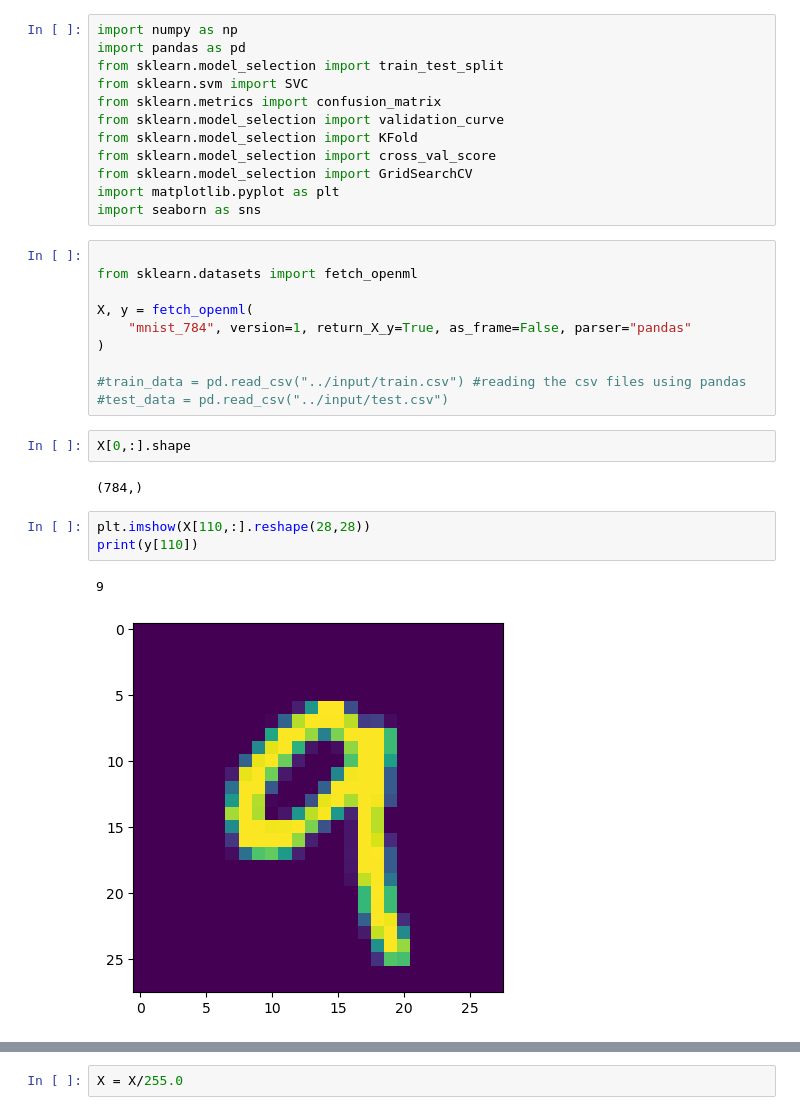
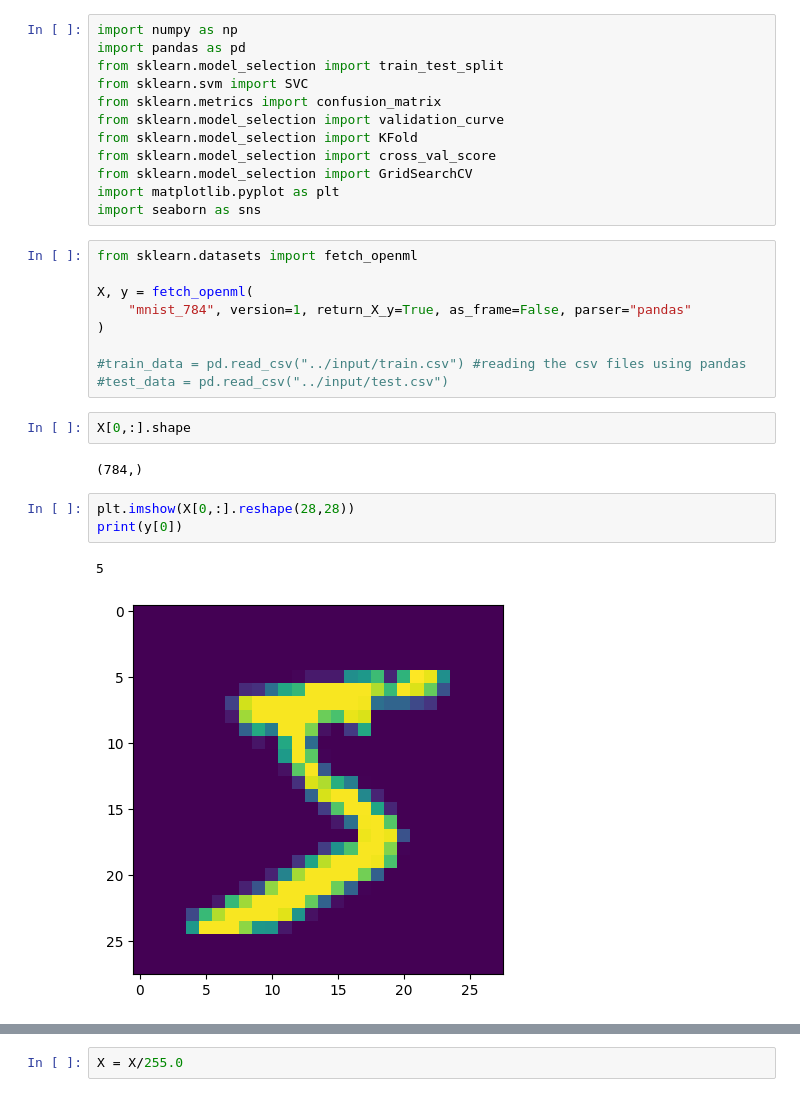
Before and after one commit to Hrsh-Venket/CS-1390-Intro-to-Machine-Learning, a Jupyter notebook: code_for_lab/mnist.ipynb, the cells around one changed output, grey strips where cells are left out. Saved outputs shown, nothing was run; the diff lists cells and outputs as text.

```diff
--- a/code_for_lab/mnist.ipynb
+++ b/code_for_lab/mnist.ipynb
@@ -11,7 +11,6 @@ from sklearn.model_selection import GridSearchCV
 import matplotlib.pyplot as plt
 import seaborn as sns
 # %%
-
 from sklearn.datasets import fetch_openml
 
 X, y = fetch_openml(
@@ -25,11 +24,11 @@ X[0,:].shape
 # %% [output]
 (784,)
 # %%
-plt.imshow(X[110,:].reshape(28,28))
-print(y[110])
+plt.imshow(X[0,:].reshape(28,28))
+print(y[0])
 # %% [output]
-9
+5
-[figure, old version]
+[figure, new version]
 # %%
 np.unique(X[0,:])
 # %% [output]
```
Also changed, not shown: parts of 11 cells of this notebook, 4 other files.
